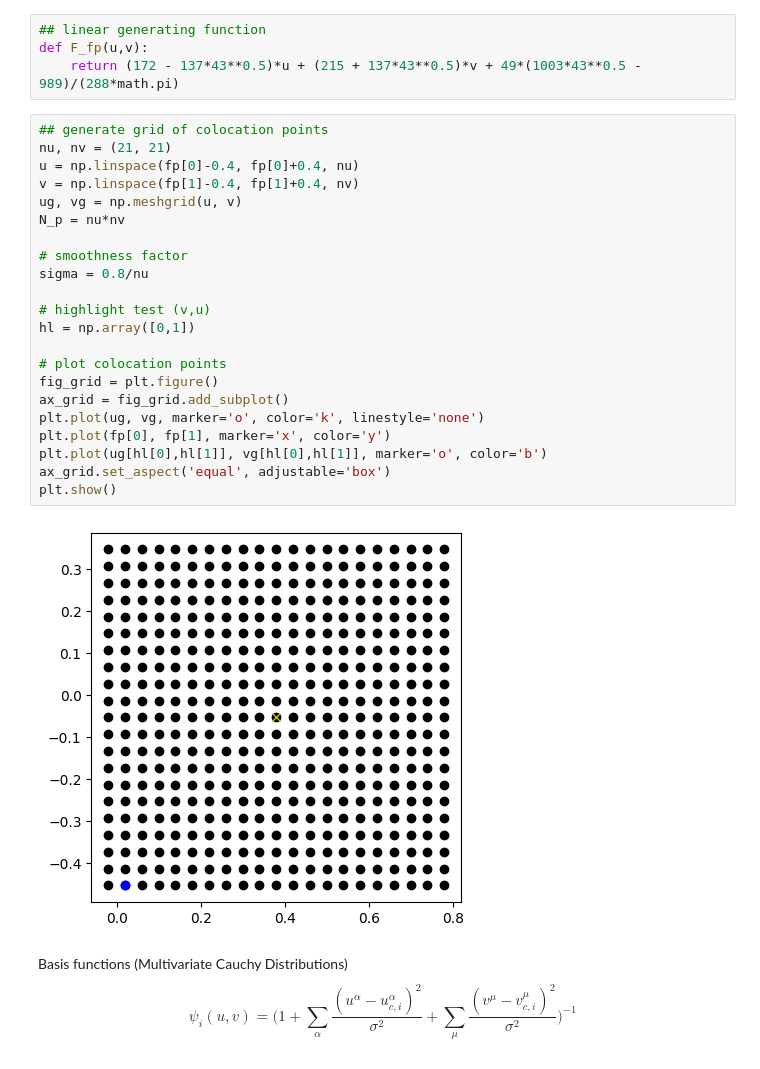
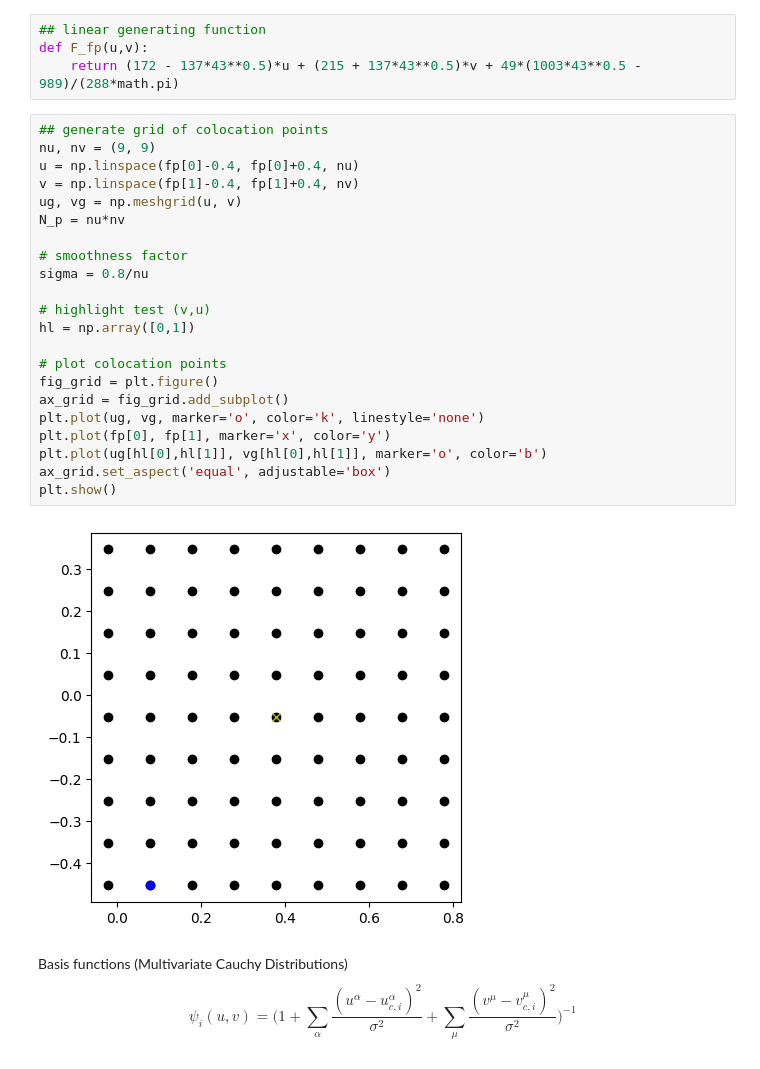
Before and after one commit to StijnCool/nast-thesis, a Jupyter notebook: Scalar field in 2D.ipynb, the cells around one changed output. Drawn from its saved outputs; the diff is of its cells as text.

```diff
--- a/Scalar field in 2D.ipynb
+++ b/Scalar field in 2D.ipynb
@@ -50,28 +50,28 @@ def F_fp(u,v):
     return (172 - 137*43**0.5)*u + (215 + 137*43**0.5)*v + 49*(1003*43**0.5 - 989)/(288*math.pi)
 # %%
 ## generate grid of colocation points
-nu, nv = (21, 21)
+nu, nv = (9, 9)
 u = np.linspace(fp[0]-0.4, fp[0]+0.4, nu)
 v = np.linspace(fp[1]-0.4, fp[1]+0.4, nv)
 ug, vg = np.meshgrid(u, v)
 N_p = nu*nv
 
 # smoothness factor
 sigma = 0.8/nu
 
 # highlight test (v,u)
 hl = np.array([0,1])
 
 # plot colocation points
 fig_grid = plt.figure()
 ax_grid = fig_grid.add_subplot()
 plt.plot(ug, vg, marker='o', color='k', linestyle='none')
 plt.plot(fp[0], fp[1], marker='x', color='y')
 plt.plot(ug[hl[0],hl[1]], vg[hl[0],hl[1]], marker='o', color='b')
 ax_grid.set_aspect('equal', adjustable='box')
 plt.show()
 # %% [output]
-[figure, old version]
+[figure, new version]
 # %% [markdown]
 Basis functions (Multivariate Cauchy Distributions)
 $$ \psi_i(u,v) = \Bigg( 1 + \sum_{\alpha}\frac{(u^{\alpha}-u^{\alpha}_{c,i})^2}{\sigma^2} + \sum_{\mu}\frac{(v^{\mu}-v^{\mu}_{c,i})^2}{\sigma^2} \Bigg)^{-1} $$
```
Also changed, not shown: parts of 6 cells of this notebook.
